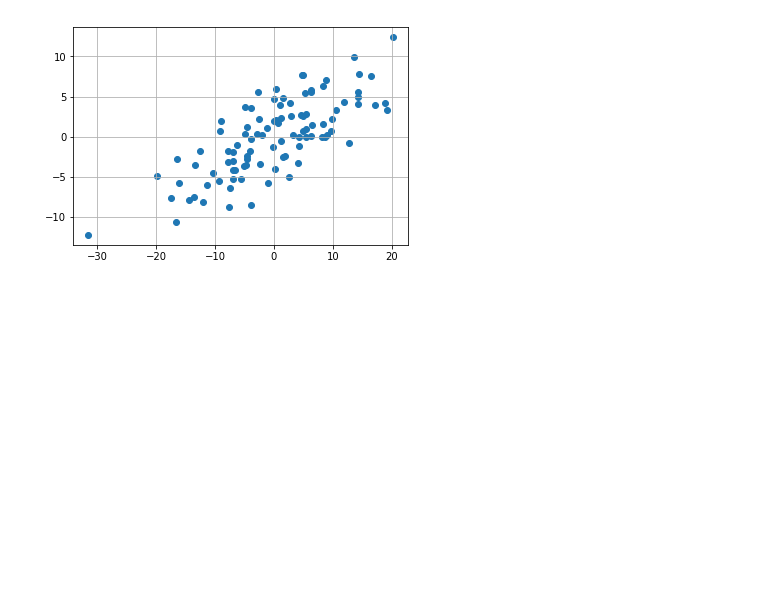
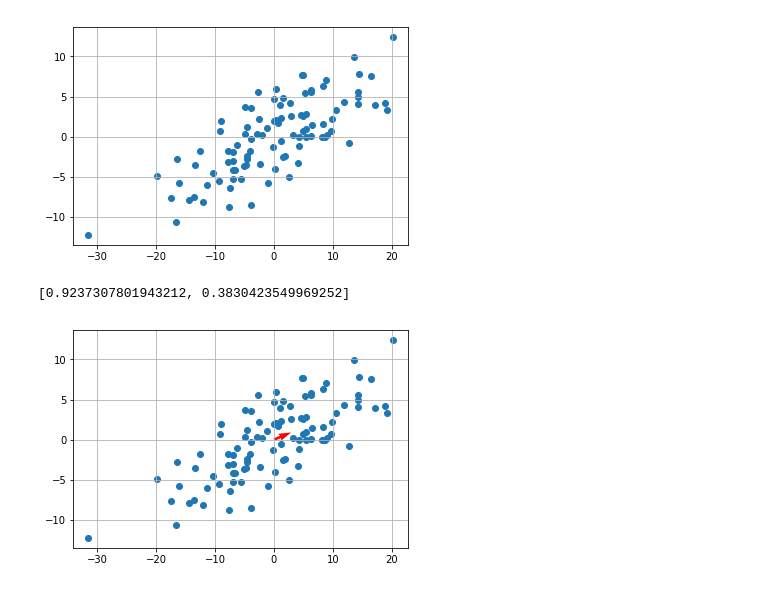
Before and after one commit to ksatola/data-science-from-scratch, a Jupyter notebook: 10_Working_with_Data.ipynb, the cells around one changed output. Drawn from its saved outputs; the diff is of its cells as text; code cells hidden in the pictures; blank space fills up the shorter version.

```diff
--- a/10_Working_with_Data.ipynb
+++ b/10_Working_with_Data.ipynb
@@ -502,0 +512,47 @@ def direction(w: Vector) -> Vector:
+# %%
+def directional_variance_gradient(data: List[Vector], w: Vector) -> Vector:
+    """
+    The gradient of directional variance with respect to w
+    """
+    w_dir = direction(w)
+    return [sum(2 * dot(v, w_dir) * v[i] for v in data)
+            for i in range(len(w))]
+# %%
+from scratch.gradient_descent import gradient_step
+
+def first_principal_component(data: List[Vector],
+                              n: int = 100,
+                              step_size: float = 0.1) -> Vector:
+    # Start with a random guess
+    guess = [1.0 for _ in data[0]]
+
+    with tqdm.trange(n) as t:
+        for _ in t:
+            dv = directional_variance(data, guess)
+            gradient = directional_variance_gradient(data, guess)
+            guess = gradient_step(guess, gradient, step_size)
+            t.set_description(f"dv: {dv:.3f}")
+
+    return direction(guess)
+# %%
+direction = first_principal_component(pca_data_de_mean)
+direction
+# %% [output]
+[0.9237307801943212, 0.3830423549969252]
+# %%
+pca_f0 = [f0 for f0, f1 in pca_data_de_mean]
+pca_f1 = [f1 for f0, f1 in pca_data_de_mean]
+plt.scatter(pca_f0, pca_f1)
+
+# https://stackoverflow.com/questions/42281966/how-to-plot-vectors-in-python-using-matplotlib
+#V = np.array([[1,1],[-2,2],[4,-7]])
+V = np.array(direction)
+origin = [0], [0] # origin point
+#plt.quiver(*origin, V[:,0], V[:,1], color=['r','b','g'], scale=21)
+plt.quiver(*origin, direction[0], direction[1], color=['r'])
+
+plt.grid()
+plt.savefig('images/pca3.png')
+plt.show();
+# %% [output]
+[figure, added]
```
Also changed, not shown: parts of 9 cells of this notebook, 2 other files.
